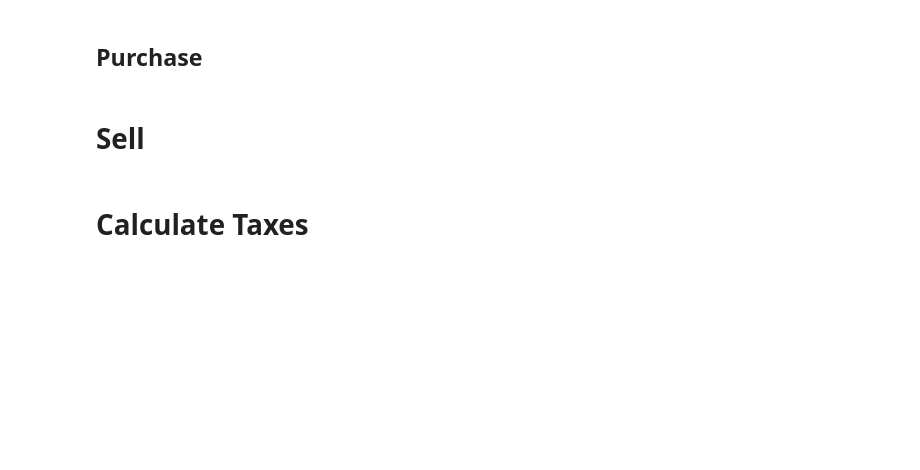
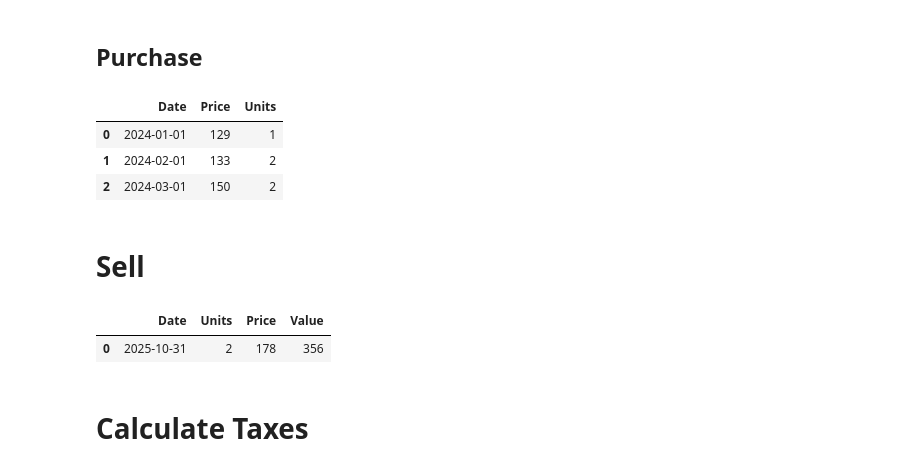
Before and after one commit to FedericoGentile/capital-gains-tax-calculator, a Jupyter notebook: tax_calculator_simulator.ipynb, the cells around one changed output. Drawn from its saved outputs; the diff is of its cells as text; code cells hidden in the pictures; blank space fills up the shorter version.

```diff
--- a/tax_calculator_simulator.ipynb
+++ b/tax_calculator_simulator.ipynb
@@ -199,30 +199,32 @@ def tax_calculator_XYFO(selling_units, df_balance, df_balance_temp):
 # %%
 data = {
     "Date": [
-        "01/01/2024", "01/02/2024", "01/03/2024", "01/04/2024", "01/05/2024",
-        "01/06/2024", "01/07/2024", "01/08/2024", "01/09/2024", "01/10/2024",
-        "01/11/2024", "01/12/2024"
-    ],
+        "01/01/2024", "01/02/2024", "01/03/2024"],
     "Price": [
-        8000, 9000, 6000, 7000, 9000,
-        9000, 9000, 12000, 10000, 11000,
-        15000, 20000
-    ],
-    "Units": [0.1] * 12  # Setting all Units to 0.1 for each month
+        129, 133, 150],
+    "Units": [1,2,2] # Setting all Units to 0.1 for each month
 }
 
 # Creating DataFrame
 df_purchase = pd.DataFrame(data)
 df_purchase['Date'] = pd.to_datetime(df_purchase['Date'], format='%d/%m/%Y')
 df_purchase
+# %% [output]
+|  | Date | Price | Units |
+| 0 | 2024-01-01 | 129 | 1 |
+| 1 | 2024-02-01 | 133 | 2 |
+| 2 | 2024-03-01 | 150 | 2 |
 # %% [markdown]
 # Sell
 # %%
-df_sales_orig = pd.DataFrame({'Date':[datetime(2025,1,31), datetime(2025,3,31)],
-                              'Units': [0.33, 0.7],
-                              "Price": [7000, 21000]})
+df_sales_orig = pd.DataFrame({'Date':[datetime(2025,10,31)],
+                              'Units': [2],
+                              "Price": [178]})
 df_sales_orig['Value'] = df_sales_orig['Units']*df_sales_orig['Price']
 df_sales_orig
+# %% [output]
+|  | Date | Units | Price | Value |
+| 0 | 2025-10-31 | 2 | 178 | 356 |
 # %% [markdown]
 # Calculate Taxes
 # %%
```
Also changed, not shown: parts of 3 cells of this notebook.
